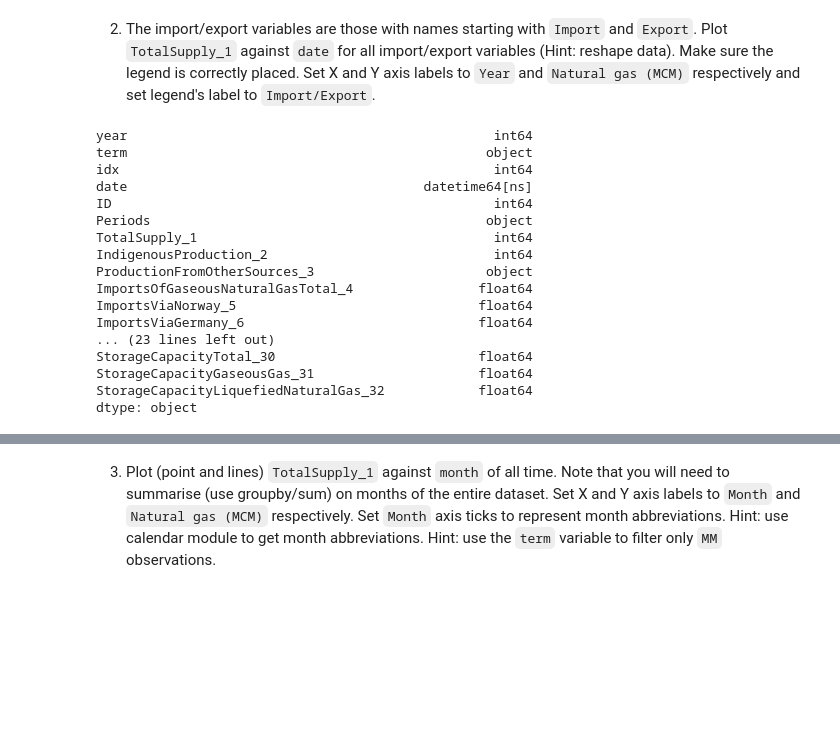
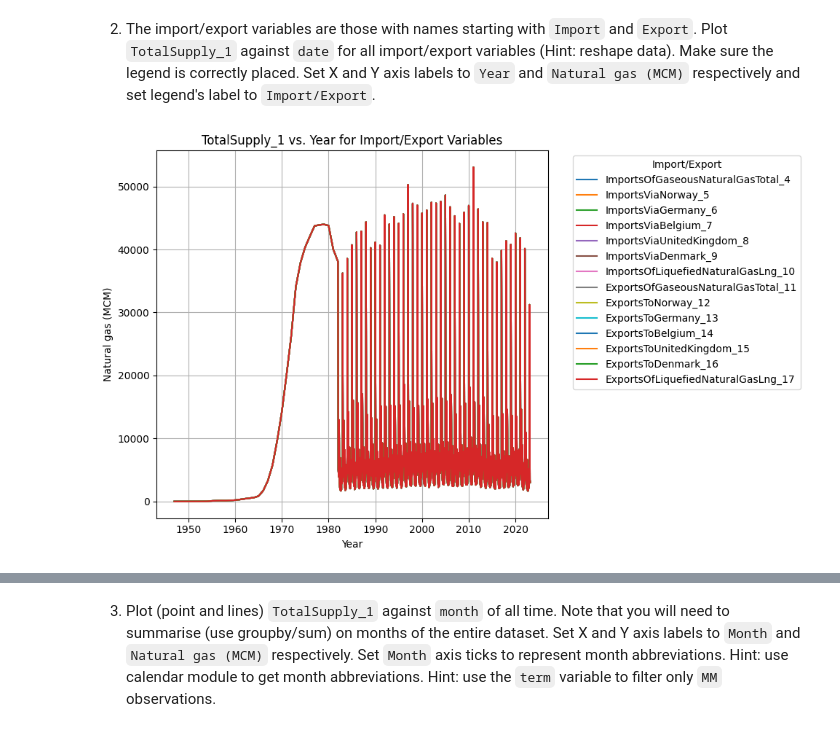
Before and after one commit to zakriazafar1/EfDS, a Jupyter notebook: 08_dv/dv_exercises.ipynb, the cells around one changed output, grey strips where cells are left out. Drawn from its saved outputs; the diff is of its cells as text; code cells hidden in the pictures; blank space fills up the shorter version.

```diff
--- a/08_dv/dv_exercises.ipynb
+++ b/08_dv/dv_exercises.ipynb
@@ -129,23 +129,36 @@ ax.axhline(y=3055, linewidth=2, color='red', ls='--')
 [figure]
 # %% [markdown]
 2. The import/export variables are those with names starting with `Import` and `Export`. Plot `TotalSupply_1` against `date` for all import/export variables (Hint: reshape data). Make sure the legend is correctly placed. Set X and Y axis labels to `Year` and `Natural gas (MCM)` respectively and set legend's label to `Import/Export`.
-# %%
-ngc.dtypes
-# %% [output]
-year                                               int64
-term                                              object
-idx                                                int64
-date                                      datetime64[ns]
-ID                                                 int64
-Periods                                           object
-TotalSupply_1                                      int64
-IndigenousProduction_2                             int64
-ProductionFromOtherSources_3                      object
-ImportsOfGaseousNaturalGasTotal_4                float64
-ImportsViaNorway_5                               float64
-ImportsViaGermany_6                              float64
-... (23 lines left out)
-StorageCapacityTotal_30                          float64
-StorageCapacityGaseousGas_31                     float64
-StorageCapacityLiquefiedNaturalGas_32            float64
-dtype: object
+# %%
+import pandas as pd
+import matplotlib.pyplot as plt
+
+# Assuming 'ngc' is your DataFrame
+# Filter columns that start with 'Import' or 'Export', plus 'date' and 'TotalSupply_1'
+import_export_cols = [col for col in ngc.columns if col.startswith(('Import', 'Export'))]
+plot_data = ngc[['date', 'TotalSupply_1'] + import_export_cols].copy()
+
+# Reshape the data from wide to long format
+melted_data = pd.melt(
+    plot_data,
+    id_vars=['date', 'TotalSupply_1'],
+    value_vars=import_export_cols,
+    var_name='Import/Export',
+    value_name='Value'
+)
+
+# Plot
+plt.figure(figsize=(10, 6))
+for variable in melted_data['Import/Export'].unique():
+    subset = melted_data[melted_data['Import/Export'] == variable]
+    plt.plot(subset['date'], subset['TotalSupply_1'], label=variable)
+
+plt.xlabel('Year')
+plt.ylabel('Natural gas (MCM)')
+plt.title('TotalSupply_1 vs. Year for Import/Export Variables')
+plt.legend(title='Import/Export', bbox_to_anchor=(1.05, 1), loc='upper left')
+plt.grid(True)
+plt.tight_layout()  # Adjust layout to prevent legend overlap
+plt.show()
+# %% [output]
+[figure, added]
```
Also changed, not shown: parts of 2 cells of this notebook, 1 other file.
